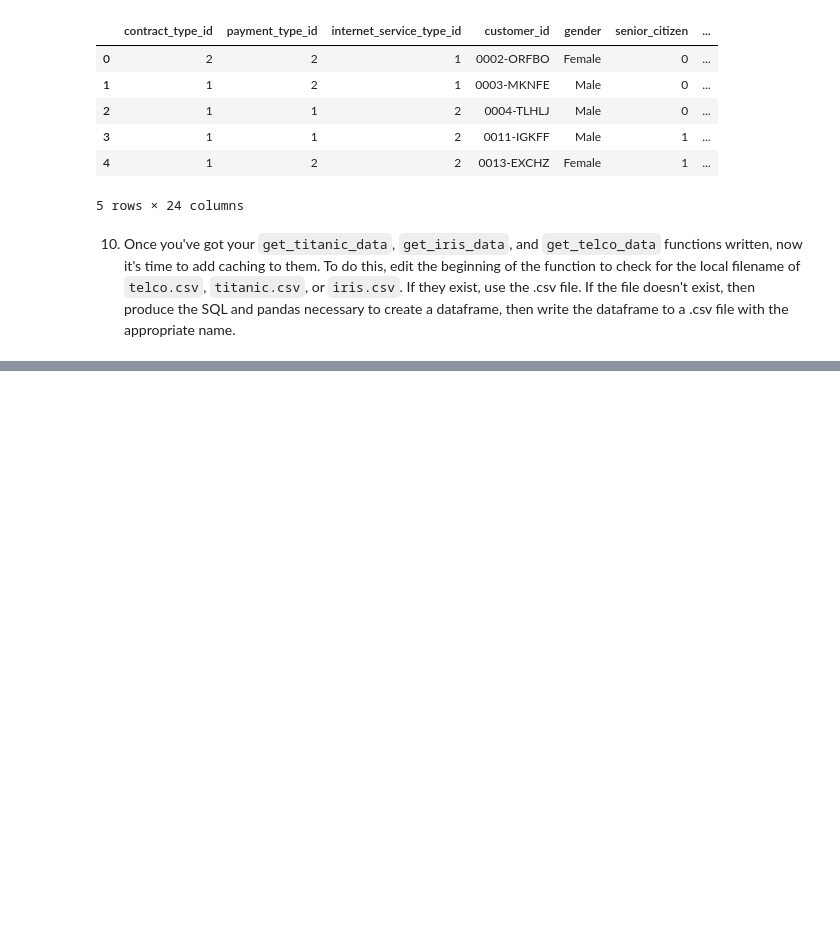
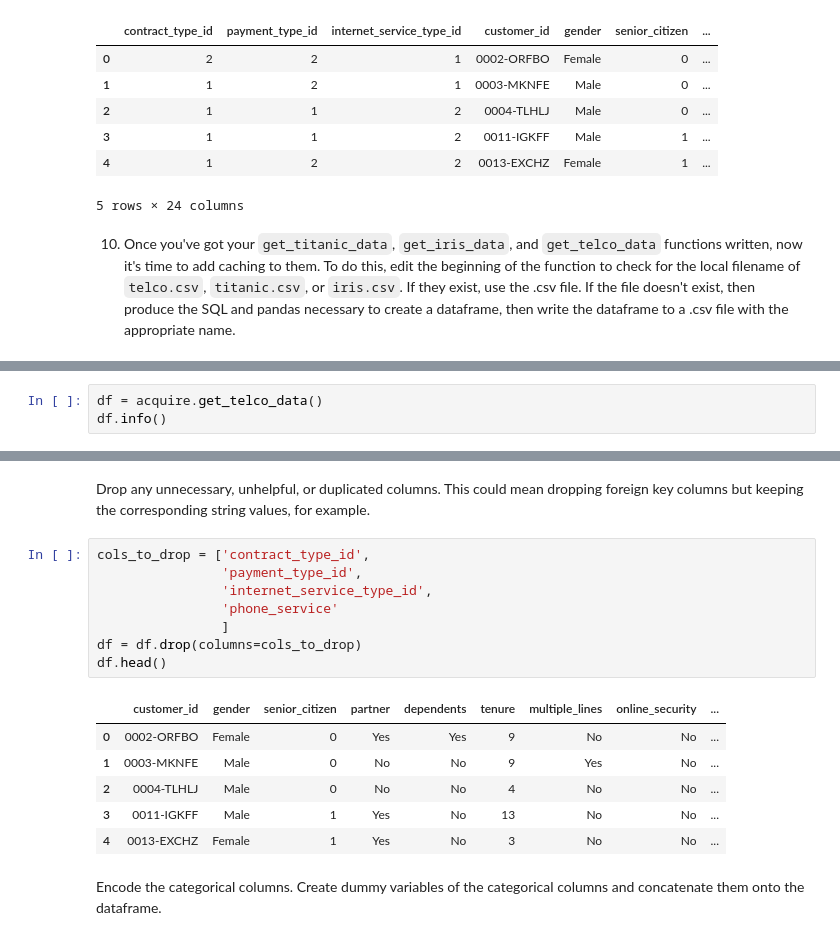
Before and after one commit to MrEnigmamgine/classification-exercises, a Jupyter notebook: classification_exercises.ipynb, the cells around one changed output, grey strips where cells are left out. Cells and saved outputs as stored; diff of their text form; blank space fills up the shorter version.

```diff
--- a/classification_exercises.ipynb
+++ b/classification_exercises.ipynb
@@ -328,0 +505,3 @@ df.head()
+# %%
+df = acquire.get_telco_data()
+df.info()
@@ -328,0 +526,21 @@ df.head()
+# %% [markdown]
+
+Drop any unnecessary, unhelpful, or duplicated columns. This could mean dropping foreign key columns but keeping the corresponding string values, for example.
+# %%
+cols_to_drop = ['contract_type_id',
+                'payment_type_id',
+                'internet_service_type_id',
+                'phone_service'
+                ]
+df = df.drop(columns=cols_to_drop)
+df.head()
+# %% [output]
+|  | customer_id | gender | senior_citizen | partner | dependents | tenure | multiple_lines | online_security | ... |
+| 0 | 0002-ORFBO | Female | 0 | Yes | Yes | 9 | No | No | ... |
+| 1 | 0003-MKNFE | Male | 0 | No | No | 9 | Yes | No | ... |
+| 2 | 0004-TLHLJ | Male | 0 | No | No | 4 | No | No | ... |
+| 3 | 0011-IGKFF | Male | 1 | Yes | No | 13 | No | No | ... |
+| 4 | 0013-EXCHZ | Female | 1 | Yes | No | 3 | No | No | ... |
+# %% [markdown]
+
+Encode the categorical columns. Create dummy variables of the categorical columns and concatenate them onto the dataframe.
```
Also changed, not shown: parts of 41 cells of this notebook, 2 other files.
